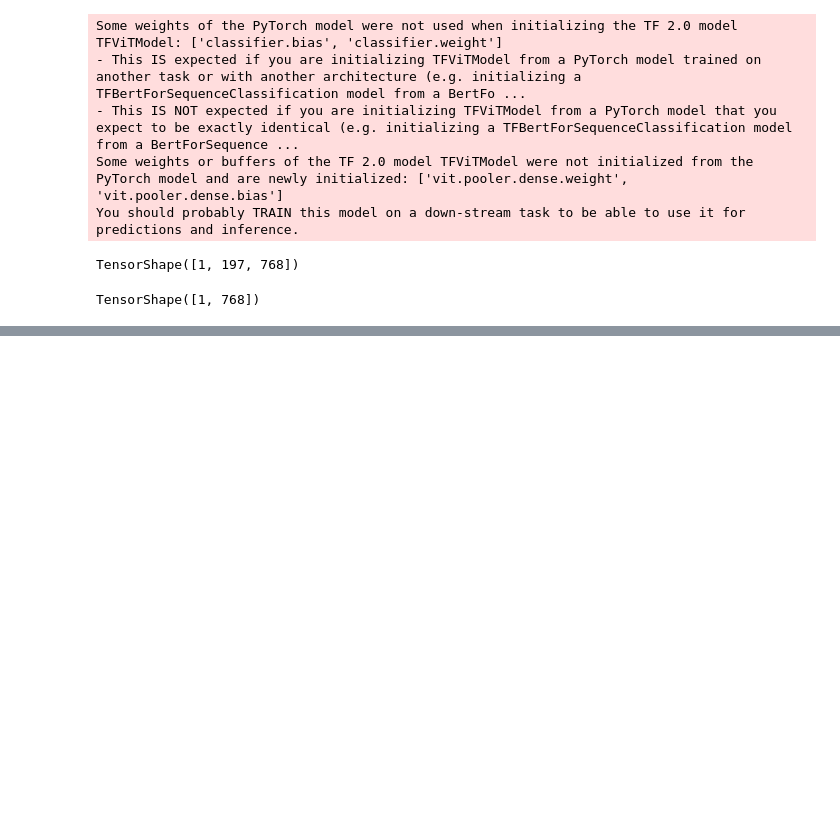
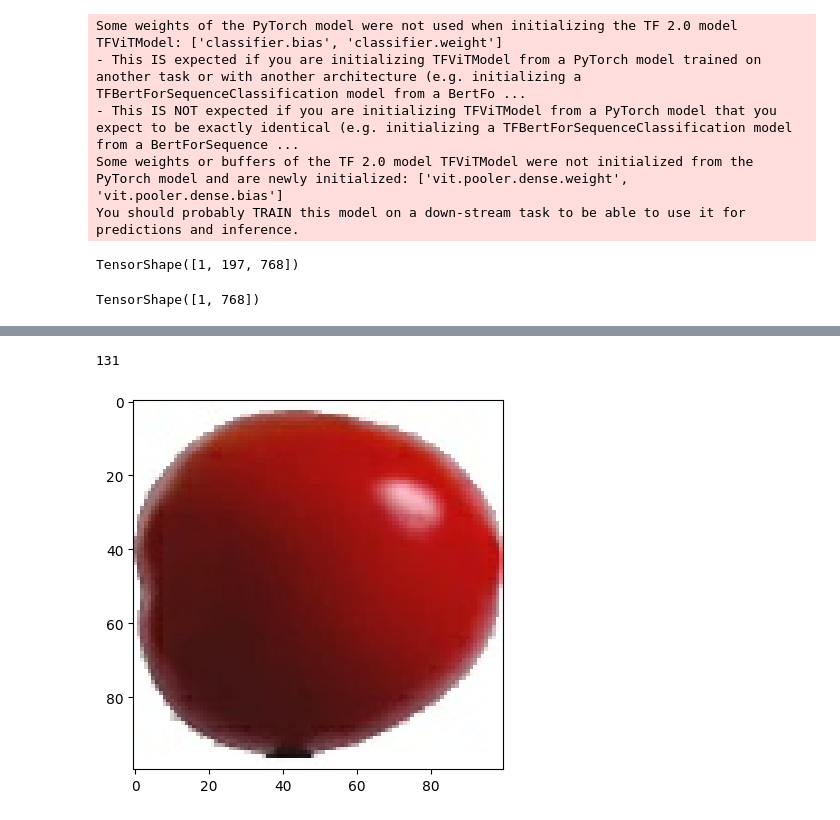
Before and after one commit to robert-whiteley/carbon_calculator, a Jupyter notebook: notebooks/transformer_notes.ipynb, the cells around one changed output, grey strips where cells are left out. Drawn from its saved outputs; the diff is of its cells as text; code cells hidden in the pictures; blank space fills up the shorter version.

```diff
--- a/notebooks/transformer_notes.ipynb
+++ b/notebooks/transformer_notes.ipynb
@@ -97,4 +43,4 @@ key_pair["Papaya"][10].shape
 # %%
-file_path_train = '/Users/kymbradshaw/Downloads/archive (2)/fruits-360_dataset/fruits-360/Training'
-file_path_test = '/Users/kymbradshaw/Downloads/archive (2)/fruits-360_dataset/fruits-360/Test'
+file_path_train = '/Users/kymbradshaw/Downloads/fruits_360/fruits-360_dataset/fruits-360/Training'
+file_path_test = '/Users/kymbradshaw/Downloads/fruits_360/fruits-360_dataset/fruits-360/Test'
 # %%
@@ -111,0 +90,36 @@ tensorflow.python.data.ops.prefetch_op._PrefetchDataset
+# %%
+fruits_and_vegetables = [
+    'Apple Braeburn', 'Apple Crimson Snow', 'Apple Golden 1', 'Apple Golden 2', 'Apple Golden 3',
+    'Apple Granny Smith', 'Apple Pink Lady', 'Apple Red 1', 'Apple Red 2', 'Apple Red 3',
+    'Apple Red Delicious', 'Apple Red Yellow 1', 'Apple Red Yellow 2', 'Apricot', 'Avocado',
+    'Avocado ripe', 'Banana', 'Banana Lady Finger', 'Banana Red', 'Beetroot', 'Blueberry',
+    'Cactus fruit', 'Cantaloupe 1', 'Cantaloupe 2', 'Carambula', 'Cauliflower', 'Cherry 1',
+    'Cherry 2', 'Cherry Rainier', 'Cherry Wax Black', 'Cherry Wax Red', 'Cherry Wax Yellow',
+    'Chestnut', 'Clementine', 'Cocos', 'Corn', 'Corn Husk', 'Cucumber Ripe', 'Cucumber Ripe 2',
+    'Dates', 'Eggplant', 'Fig', 'Ginger Root', 'Granadilla', 'Grape Blue', 'Grape Pink',
+    'Grape White', 'Grape White 2', 'Grape White 3', 'Grape White 4', 'Grapefruit Pink',
+    'Grapefruit White', 'Guava', 'Hazelnut', 'Huckleberry', 'Kaki', 'Kiwi', 'Kohlrabi', 'Kumquats',
+    'Lemon', 'Lemon Meyer', 'Limes', 'Lychee', 'Mandarine', 'Mango', 'Mango Red', 'Mangostan',
+    'Maracuja', 'Melon Piel de Sapo', 'Mulberry', 'Nectarine', 'Nectarine Flat', 'Nut Forest',
+    'Nut Pecan', 'Onion Red', 'Onion Red Peeled', 'Onion White', 'Orange', 'Papaya', 'Passion Fruit',
+    'Peach', 'Peach 2', 'Peach Flat', 'Pear', 'Pear 2', 'Pear Abate', 'Pear Forelle', 'Pear Kaiser',
+    'Pear Monster', 'Pear Red', 'Pear Stone', 'Pear Williams', 'Pepino', 'Pepper Green',
+    'Pepper Orange', 'Pepper Red', 'Pepper Yellow', 'Physalis', 'Physalis with Husk', 'Pineapple',
+    'Pineapple Mini', 'Pitahaya Red', 'Plum', 'Plum 2', 'Plum 3', 'Pomegranate', 'Pomelo Sweetie',
+    'Potato Red', 'Potato Red Washed', 'Potato Sweet', 'Potato White', 'Quince', 'Rambutan',
+    'Raspberry', 'Redcurrant', 'Salak', 'Strawberry', 'Strawberry Wedge', 'Tamarillo', 'Tangelo',
+    'Tomato 1', 'Tomato 2', 'Tomato 3', 'Tomato 4', 'Tomato Cherry Red', 'Tomato Heart',
+    'Tomato Maroon', 'Tomato Yellow', 'Tomato not Ripened', 'Walnut', 'Watermelon'
+]
+
+
+len(fruits_and_vegetables)
+# %% [output]
+131
+# %%
+for img, label in test.take(1):
+    testing_image = img[0]
+    plt.imshow(img[0].numpy().astype("uint8"))
+    break
+# %% [output]
+[figure, added]
```
Also changed, not shown: parts of 22 cells of this notebook, 3 other files.
